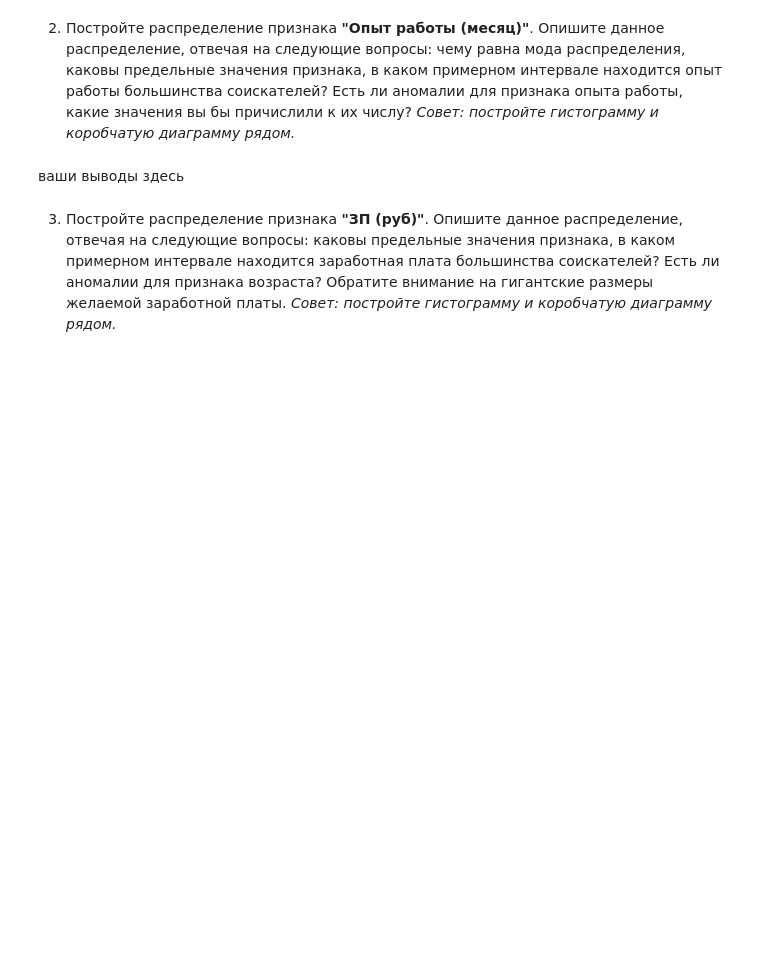
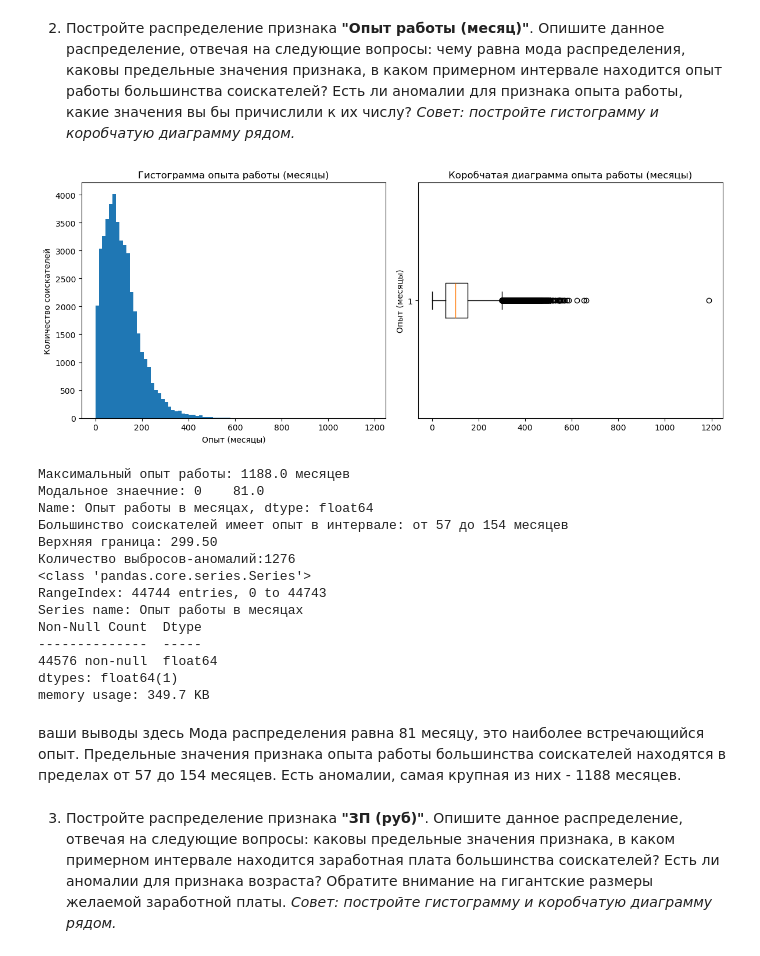
Before and after one commit to nezhablack/hh-project, a Jupyter notebook: Python_для_анализа_данных__Итоговыи__проект_Ноутбук-шаблон.ipynb, the cells around one changed output. Drawn from its saved outputs; the diff is of its cells as text; code cells hidden in the pictures; blank space fills up the shorter version.

```diff
--- a/Python_для_анализа_данных__Итоговыи__проект_Ноутбук-шаблон.ipynb
+++ b/Python_для_анализа_данных__Итоговыи__проект_Ноутбук-шаблон.ipynb
@@ -527,5 +562,58 @@ if not usd_rates.empty:
+# %%
+
+exp = hh_df['Опыт работы в месяцах'].dropna()
+
+fig, axes = plt.subplots(1, 2, figsize=(12, 5))
+
+axes[0].hist(exp, bins=80)
+axes[0].set_title('Гистограмма опыта работы (месяцы)')
+axes[0].set_xlabel('Опыт (месяцы)')
+axes[0].set_ylabel('Количество соискателей')
+
+axes[1].boxplot(exp, vert=False)
+axes[1].set_title('Коробчатая диаграмма опыта работы (месяцы)')
+axes[1].set_ylabel('Опыт (месяцы)')
+
+plt.tight_layout()
+plt.show()
+
+
+max_val = exp.max()
+q25 = exp.quantile(0.25)
+q75 = exp.quantile(0.75)
+IQR = q75 -q25
+upper_limit = q75+1.5*IQR
+
+outliers = exp[exp>upper_limit]
+outliers_count = outliers.count()
+
+print(f'Максимальный опыт работы: {max_val} месяцев')
+print(f'Модальное знаечние: {exp.mode()}')
+print(f'Большинство соискателей имеет опыт в интервале: от {q25:.0f} до {q75:.0f} месяцев')
+print(f'Верхняя граница: {upper_limit:.2f}')
+print(f'Количество выбросов-аномалий:{outliers_count}')
+hh_df['Опыт работы в месяцах'].info()
+# %% [output]
+[figure, added]
+Максимальный опыт работы: 1188.0 месяцев
+Модальное знаечние: 0    81.0
+Name: Опыт работы в месяцах, dtype: float64
+Большинство соискателей имеет опыт в интервале: от 57 до 154 месяцев
+Верхняя граница: 299.50
+Количество выбросов-аномалий:1276
+<class 'pandas.core.series.Series'>
+RangeIndex: 44744 entries, 0 to 44743
+Series name: Опыт работы в месяцах
+Non-Null Count  Dtype
+--------------  -----
+44576 non-null  float64
+dtypes: float64(1)
+memory usage: 349.7 KB
 # %% [markdown]
 ваши выводы здесь
+Мода распределения равна 81 месяцу, это наиболее встречающийся опыт.
+Предельные значения признака опыта работы большинства соискателей находятся в пределах от 57 до 154 месяцев.
+Есть аномалии, самая крупная из них - 1188 месяцев.
 # %% [markdown]
 3. Постройте распределение признака **"ЗП (руб)"**. Опишите данное распределение, отвечая на следующие вопросы: каковы предельные значения признака, в каком примерном интервале находится заработная плата большинства соискателей? Есть ли аномалии для признака возраста? Обратите внимание на гигантские размеры желаемой заработной платы.
 *Совет: постройте гистограмму и коробчатую диаграмму рядом.*
```
Also changed, not shown: parts of 42 cells of this notebook, 2 other files.
